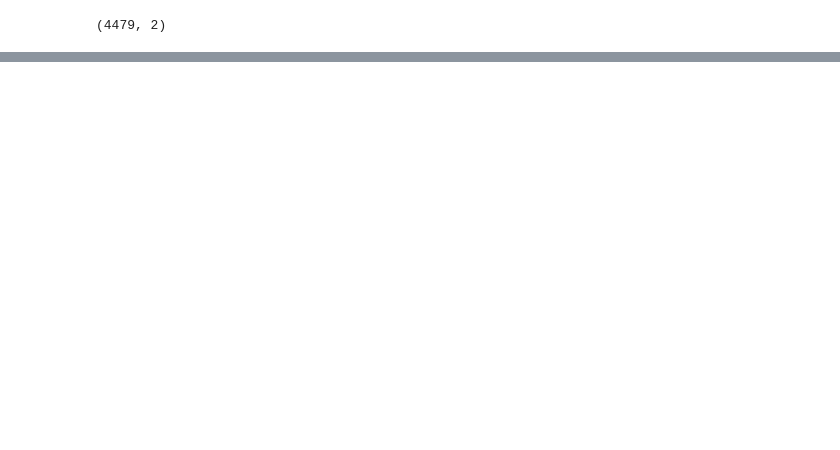
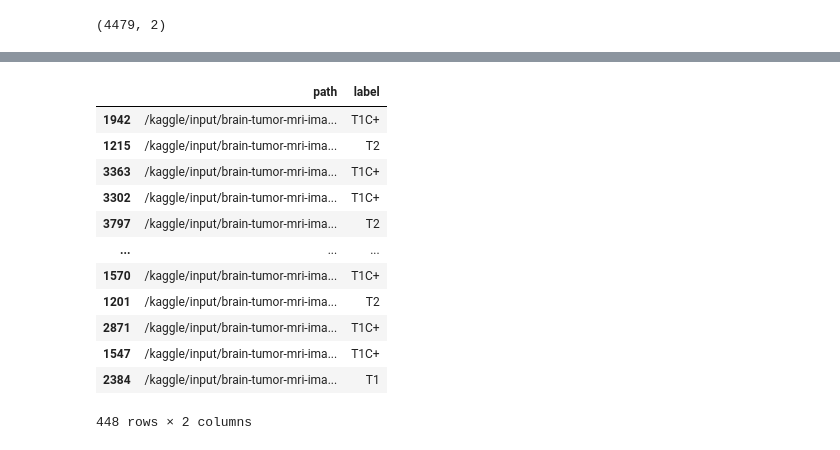
Before and after one commit to Som-III/Brain_tumor_detection_using_deep_learning, a Jupyter notebook: tumor_detection.ipynb, the cells around one changed output, grey strips where cells are left out. Saved outputs shown, nothing was run; the diff lists cells and outputs as text; code cells hidden in the pictures; blank space fills up the shorter version.

```diff
--- a/tumor_detection.ipynb
+++ b/tumor_detection.ipynb
@@ -258,0 +157,16 @@ def pipelining(X_train_fold,y_train_fold,X_test_fold,y_test_fold):
+# %%
+test_df
+# %% [output]
+|  | path | label |
+| 1942 | /kaggle/input/brain-tumor-mri-ima... | T1C+ |
+| 1215 | /kaggle/input/brain-tumor-mri-ima... | T2 |
+| 3363 | /kaggle/input/brain-tumor-mri-ima... | T1C+ |
+| 3302 | /kaggle/input/brain-tumor-mri-ima... | T1C+ |
+| 3797 | /kaggle/input/brain-tumor-mri-ima... | T2 |
+| ... | ... | ... |
+| 1570 | /kaggle/input/brain-tumor-mri-ima... | T1C+ |
+| 1201 | /kaggle/input/brain-tumor-mri-ima... | T2 |
+| 2871 | /kaggle/input/brain-tumor-mri-ima... | T1C+ |
+| 1547 | /kaggle/input/brain-tumor-mri-ima... | T1C+ |
+| 2384 | /kaggle/input/brain-tumor-mri-ima... | T1 |
+448 rows × 2 columns
```
Also changed, not shown: parts of 32 cells of this notebook.
